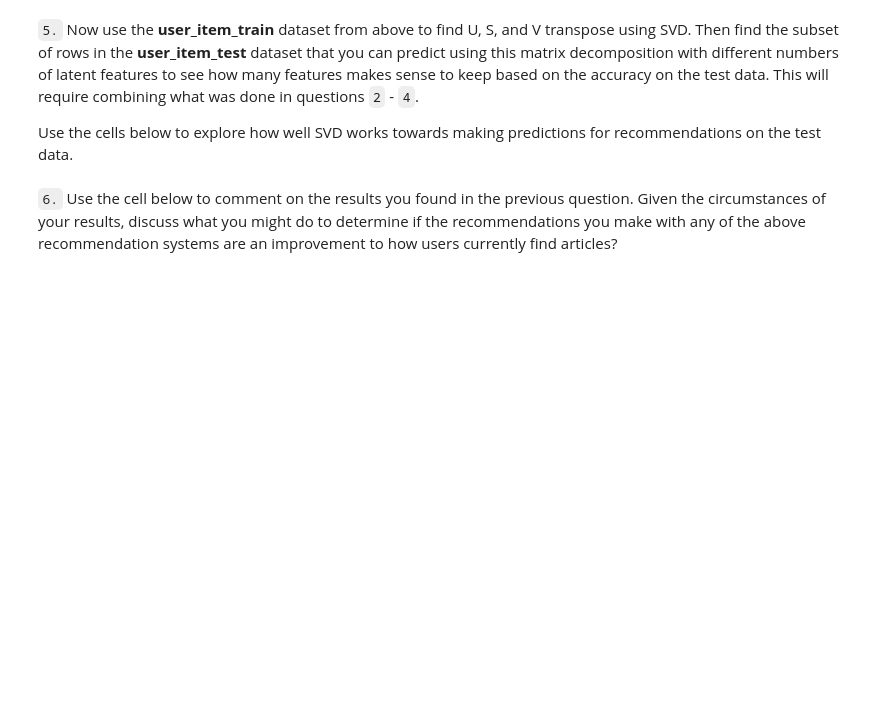
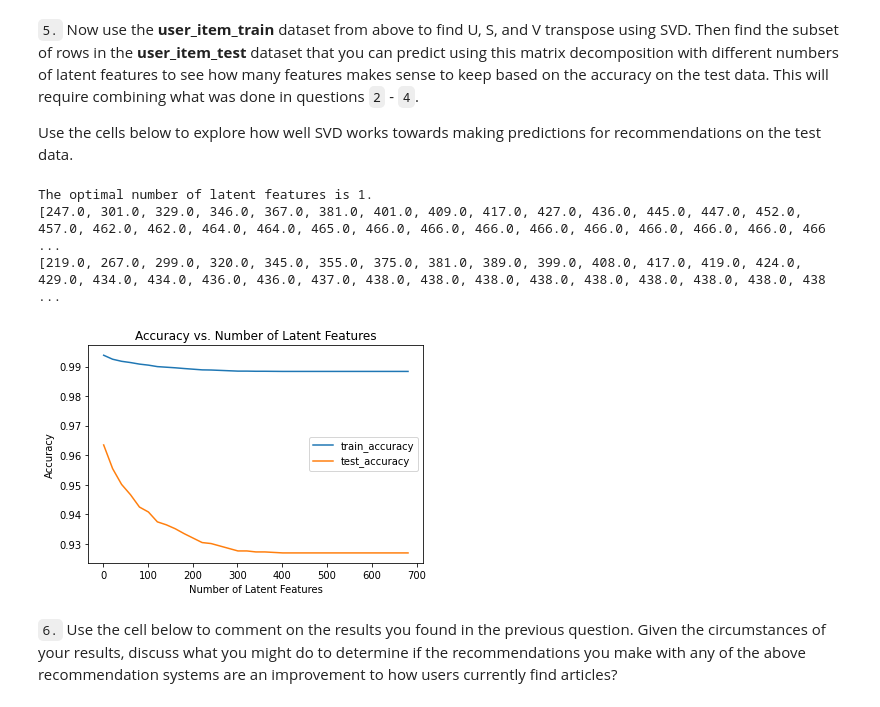
Before and after one commit to jairNeto/ibm-recommender-system, a Jupyter notebook: Recommendations_with_IBM.ipynb, the cells around one changed output. Drawn from its saved outputs; the diff is of its cells as text; code cells hidden in the pictures; blank space fills up the shorter version.

```diff
--- a/Recommendations_with_IBM.ipynb
+++ b/Recommendations_with_IBM.ipynb
@@ -881,7 +1065,18 @@ t.sol_4_test(sol_4_dict)
 Use the cells below to explore how well SVD works towards making predictions for recommendations on the test data.
 # %%
 # fit SVD on the user_item_train matrix
-u_train, s_train, vt_train = # fit svd similar to above then use the cells below
+u_train, s_train, vt_train = np.linalg.svd(user_item_train, full_matrices=True) # fit svd similar to above then use the cells below
 # %%
 # Use these cells to see how well you can use the training
 # decomposition to predict on test data
+# Getting the user id and article id intersection
+user_id_intersection = set(test_idx).intersection(set(user_item_train.index))
+article_id_intersection = set(test_arts).intersection(set(user_item_train.columns))
+# %%
+# Getting the train user id and article id indexes intersection
+user_id_intersection_indexes = np.where(user_item_train.index.isin(list(user_id_intersection)))[0]
+article_id_intersection_indexes = np.where(user_item_train.columns.isin(list(article_id_intersection)))[0]
+# %%
+# Getting the test user id and article id indexes intersection
+user_item_test_intersection = user_item_test.loc[user_id_intersection]
+user_item_train_intersection = user_item_train.loc[user_id_intersection][article_id_intersection]
@@ -888,3 +1141,27 @@ u_train, s_train, vt_train = # fit svd similar to above then use the cells below
+# %%
+num_latent_feats = np.arange(1,700+1,20)
+sum_errs_train, sum_errs_test, best_k = get_train_test_err(num_latent_feats,
+                                                           s_train,
+                                                           u_train,
+                                                           vt_train,
+                                                           user_id_intersection_indexes,
+                                                           article_id_intersection_indexes,
+                                                           user_item_test_intersection,
+                                                           user_item_train_intersection)
+
+
+print(f'The optimal number of latent features is {best_k}.')
+plt.plot(num_latent_feats, 1 - np.array(sum_errs_train)/40000, label='train_accuracy');
+plt.plot(num_latent_feats, 1 - np.array(sum_errs_test)/5993, label='test_accuracy');
+plt.xlabel('Number of Latent Features');
+plt.ylabel('Accuracy');
+plt.title('Accuracy vs. Number of Latent Features');
+plt.legend();
+# %% [output]
+The optimal number of latent features is 1.
+[247.0, 301.0, 329.0, 346.0, 367.0, 381.0, 401.0, 409.0, 417.0, 427.0, 436.0, 445.0, 447.0, 452.0, 457.0, 462.0, 462.0, 464.0, 464.0, 465.0, 466.0, 466.0, 466.0, 466.0, 466.0, 466.0, 466.0, 466.0, 466 ...
+[219.0, 267.0, 299.0, 320.0, 345.0, 355.0, 375.0, 381.0, 389.0, 399.0, 408.0, 417.0, 419.0, 424.0, 429.0, 434.0, 434.0, 436.0, 436.0, 437.0, 438.0, 438.0, 438.0, 438.0, 438.0, 438.0, 438.0, 438.0, 438 ...
+[figure, added]
 # %% [markdown]
 `6.` Use the cell below to comment on the results you found in the previous question. Given the circumstances of your results, discuss what you might do to determine if the recommendations you make with any of the above recommendation systems are an improvement to how users currently find articles?
 # %% [markdown]
```
Also changed, not shown: parts of 50 cells of this notebook.
